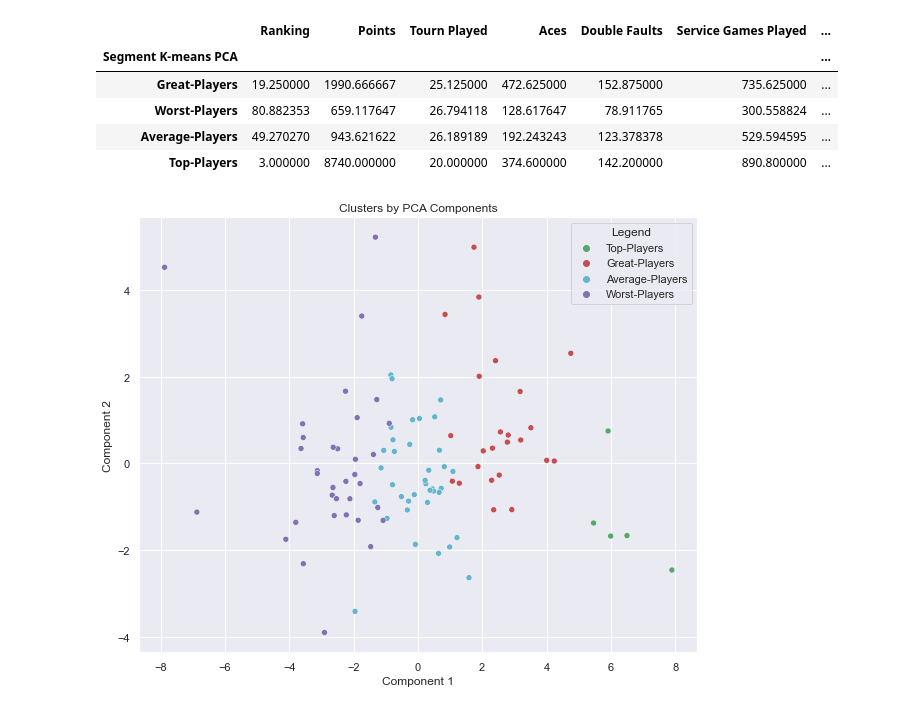
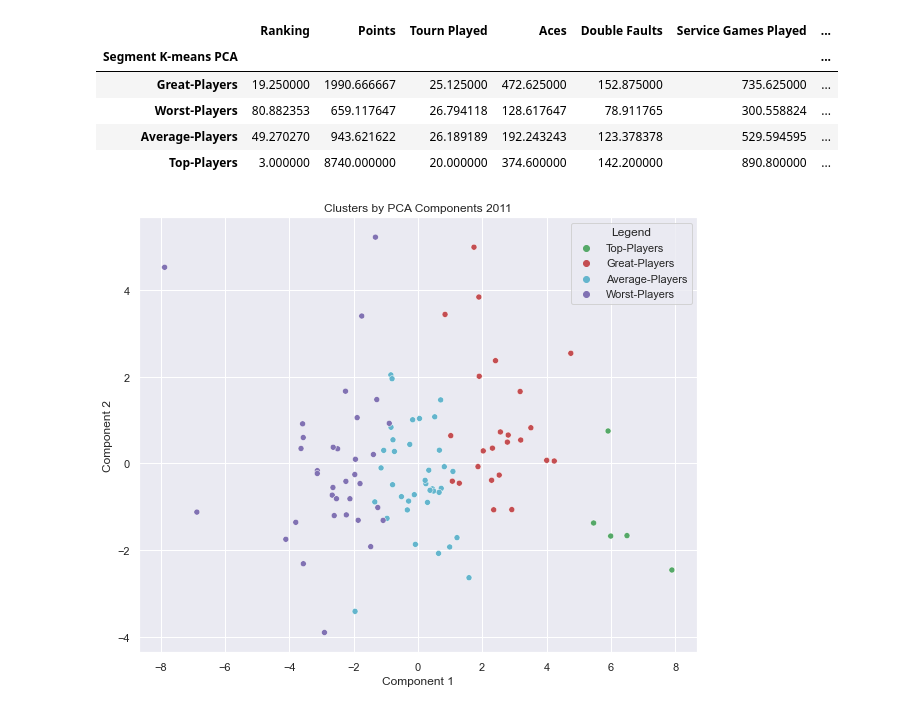
Before and after one commit to vanessadlafp/tennis_analysis_proj, a Jupyter notebook: ATP_2011_Models.ipynb, the cells around one changed output. Saved outputs shown, nothing was run; the diff lists cells and outputs as text; code cells hidden in the pictures.

```diff
--- a/ATP_2011_Models.ipynb
+++ b/ATP_2011_Models.ipynb
@@ -656,10 +645,10 @@ df_players_2011_pca_kmeans['Legend'] = df_players_2011_pca_kmeans['Segment K-mea
 # %%
 # Plot data by PCA components. The Y axis is the first component, X axis is the second.
 x_axis = df_players_2011_pca_kmeans['Component 1']
 y_axis = df_players_2011_pca_kmeans['Component 2']
 plt.figure(figsize = (10, 8))
 sns.scatterplot(x_axis, y_axis, hue = df_players_2011_pca_kmeans['Legend'], palette = ['g', 'r', 'c', 'm'])
-plt.title('Clusters by PCA Components')
+plt.title('Clusters by PCA Components 2011')
 plt.show()
 # %% [output]
-[figure, old version]
+[figure, new version]
```
Also changed, not shown: parts of 3 cells of this notebook, 3 other files.
